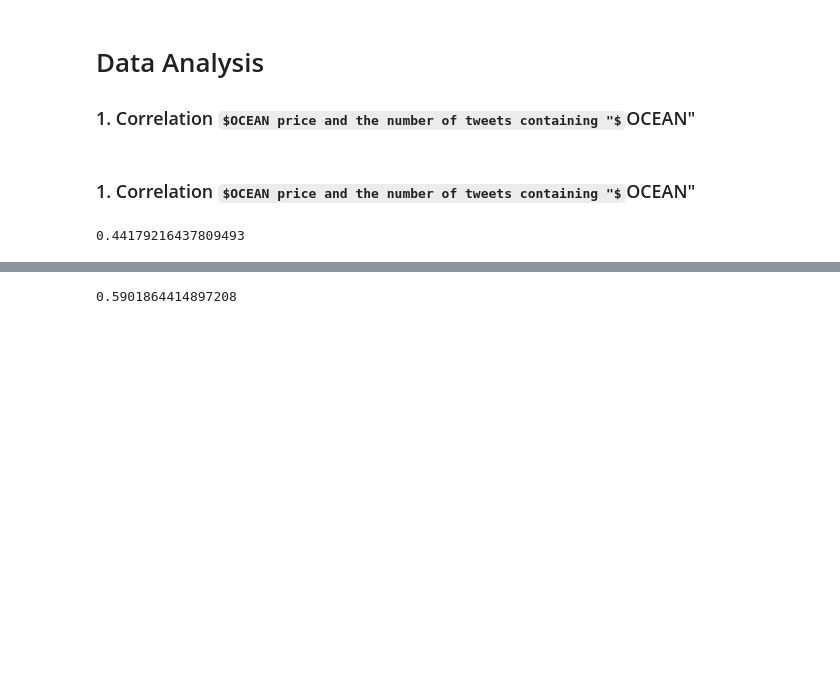
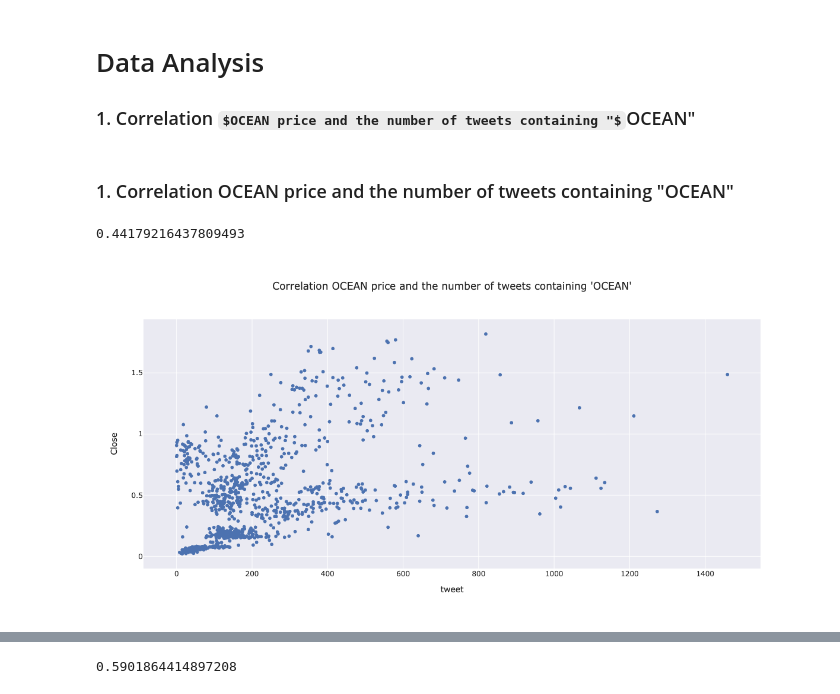
Before and after one commit to lucaordronneau/ocean-tsa, a Jupyter notebook: notebook/eda.ipynb, the cells around one changed output, grey strips where cells are left out. Drawn from its saved outputs; the diff is of its cells as text; code cells hidden in the pictures; some formulas as TeX source; blank space fills up the shorter version.

Commit message:
Figures

```diff
--- a/notebook/eda.ipynb
+++ b/notebook/eda.ipynb
@@ -31,16 +31,18 @@ df_tweet_day = df_tweet.groupby([pd.Grouper(key='date', freq='D')], as_index=Fal
 # %%
 df_merge = pd.merge(df_tweet_day, df_price, left_on='date', right_on='Date')
 # %% [markdown]
-### 1. Correlation $OCEAN price and the number of tweets containing "$OCEAN"
+### 1. Correlation OCEAN price and the number of tweets containing "OCEAN"
 # %%
 df_merge['tweet'].corr(df_merge['Close'])
 # %% [output]
 0.44179216437809493
 # %%
-fig = px.scatter(df_merge, x="tweet", y="Close", title="Correlation $OCEAN price and the number of tweets containing '$OCEAN'")
+fig = px.scatter(df_merge, x="tweet", y="Close", title="Correlation OCEAN price and the number of tweets containing 'OCEAN'")
 fig.update_layout(legend = dict(orientation = 'h', xanchor = "center", x = 0.5, y= -0.1))
 fig.update_layout(width=1200, height=600)
-fig.show()
+fig.show("png")
+# %% [output]
+[figure, added]
 # %%
 fig = go.Figure()
 fig = make_subplots(specs=[[{"secondary_y": True}]])
```
Also changed, not shown: parts of 12 cells of this notebook.
